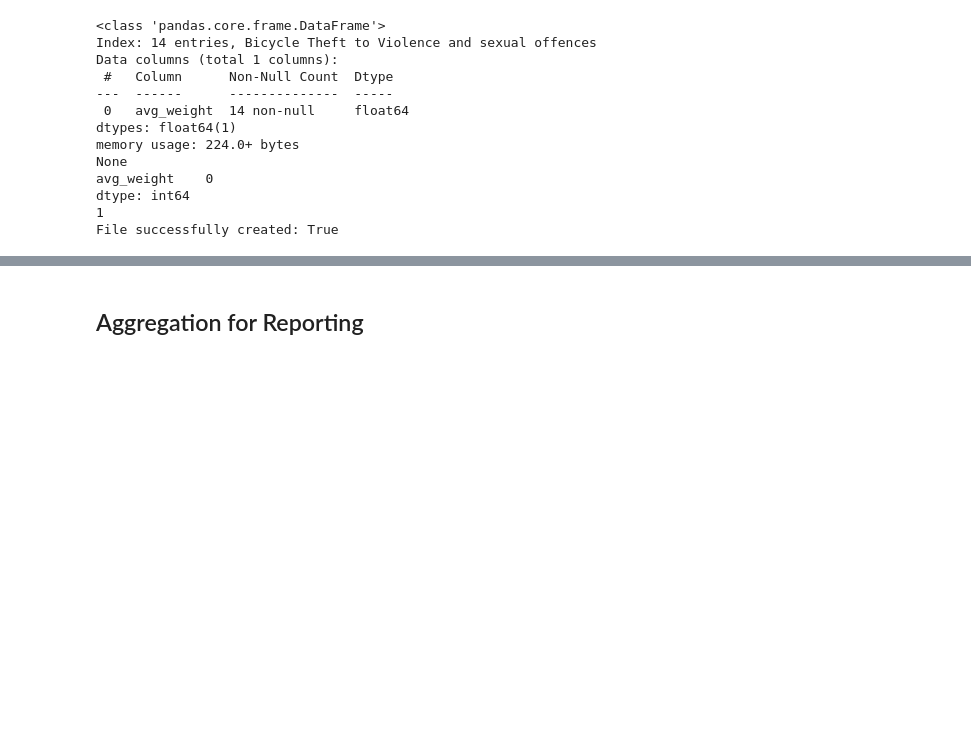
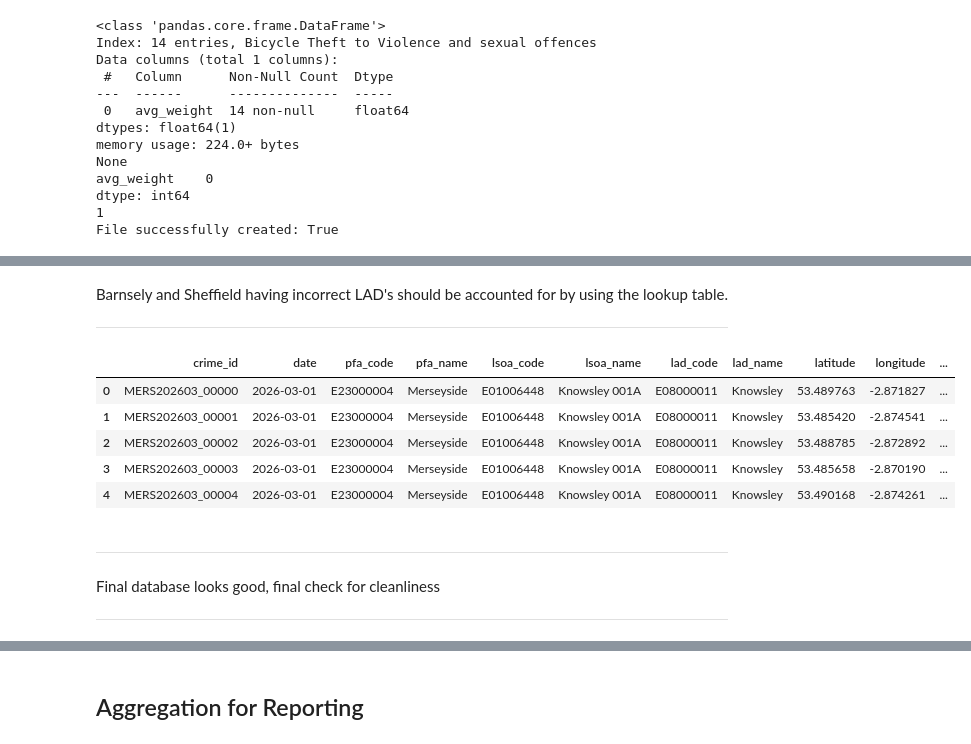
Before and after one commit to SamWilcock2468/Crime-Data-Analysis, a Jupyter notebook: Scripts/CrimeAnalysisPipeline.ipynb, the cells around one changed output, grey strips where cells are left out. Saved outputs shown, nothing was run; the diff lists cells and outputs as text; code cells hidden in the pictures; blank space fills up the shorter version.

Commit message:
Update: Single Crime Data Clean
Added in the cleaning of a single crime data.

```diff
--- a/Scripts/CrimeAnalysisPipeline.ipynb
+++ b/Scripts/CrimeAnalysisPipeline.ipynb
@@ -1566,0 +1732,5 @@ File successfully created: True
+# %%
+# Start with pfa name
+mssd_working['pfa_short'] = mssd_working['pfa_name'].str.lower().str[:4]
+
+mssd_working.head()
@@ -1566,0 +1744,5 @@ File successfully created: True
+# %%
+# Next get date
+mssd_working['date_str'] = mssd_working['date'].dt.strftime('%Y%m')
+
+mssd_working.head()
@@ -1566,0 +1756,5 @@ File successfully created: True
+# %%
+# Now create an increasing number for each entry, which is 5 digits long, and unique.
+mssd_working['index_id'] = (mssd_working.index.astype(str).str.zfill(5))
+
+mssd_working.head()
@@ -1566,0 +1768,5 @@ File successfully created: True
+# %%
+# Finally, create a Crime ID using these 3 columns.
+mssd_working['crime_id'] = (mssd_working['pfa_short'].str.upper() + mssd_working['date_str'] + '_' + mssd_working['index_id'])
+
+mssd_working.head()
@@ -1566,0 +1803,20 @@ File successfully created: True
+# %% [markdown]
+Barnsely and Sheffield having incorrect LAD's should be accounted for by using the lookup table.
+***
+# %%
+# Create final database schema for the merseyside crime data, which can then be extended to all data
+
+mssd_final = mssd_working[['crime_id', 'date', 'pfa_code', 'pfa_name', 'lsoa_code', 'lsoa_name', 'lad_code', 'lad_name', 'latitude', 'longitude', 'crime_cat']]
+
+mssd_final.head()
+# %% [output]
+|  | crime_id | date | pfa_code | pfa_name | lsoa_code | lsoa_name | lad_code | lad_name | latitude | longitude | ... |
+| 0 | MERS202603_00000 | 2026-03-01 | E23000004 | Merseyside | E01006448 | Knowsley 001A | E08000011 | Knowsley | 53.489763 | -2.871827 | ... |
+| 1 | MERS202603_00001 | 2026-03-01 | E23000004 | Merseyside | E01006448 | Knowsley 001A | E08000011 | Knowsley | 53.485420 | -2.874541 | ... |
+| 2 | MERS202603_00002 | 2026-03-01 | E23000004 | Merseyside | E01006448 | Knowsley 001A | E08000011 | Knowsley | 53.488785 | -2.872892 | ... |
+| 3 | MERS202603_00003 | 2026-03-01 | E23000004 | Merseyside | E01006448 | Knowsley 001A | E08000011 | Knowsley | 53.485658 | -2.870190 | ... |
+| 4 | MERS202603_00004 | 2026-03-01 | E23000004 | Merseyside | E01006448 | Knowsley 001A | E08000011 | Knowsley | 53.490168 | -2.874261 | ... |
+# %% [markdown]
+***
+Final database looks good, final check for cleanliness
+***
```
Also changed, not shown: parts of 33 cells of this notebook.
